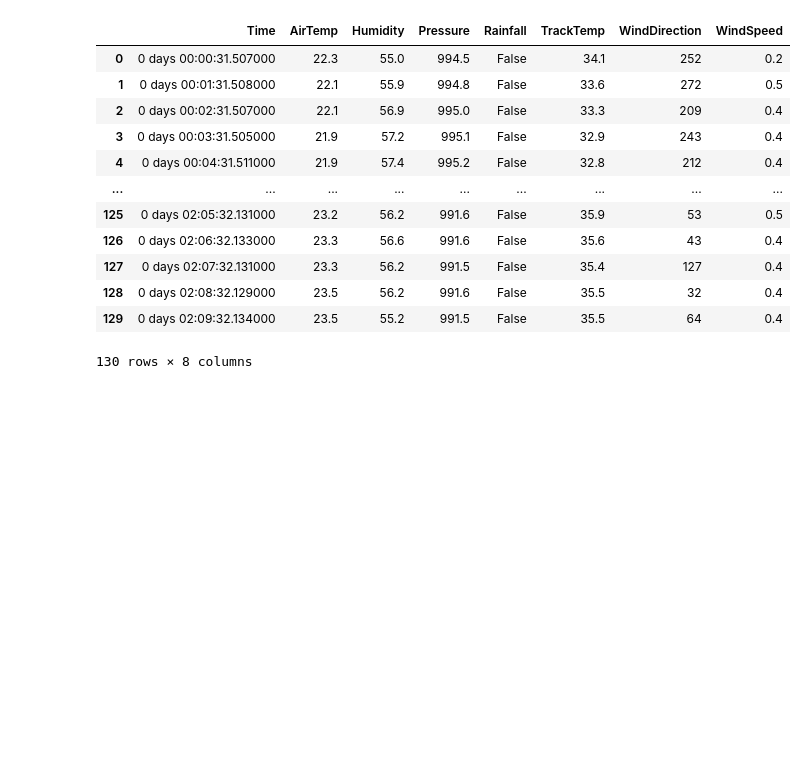
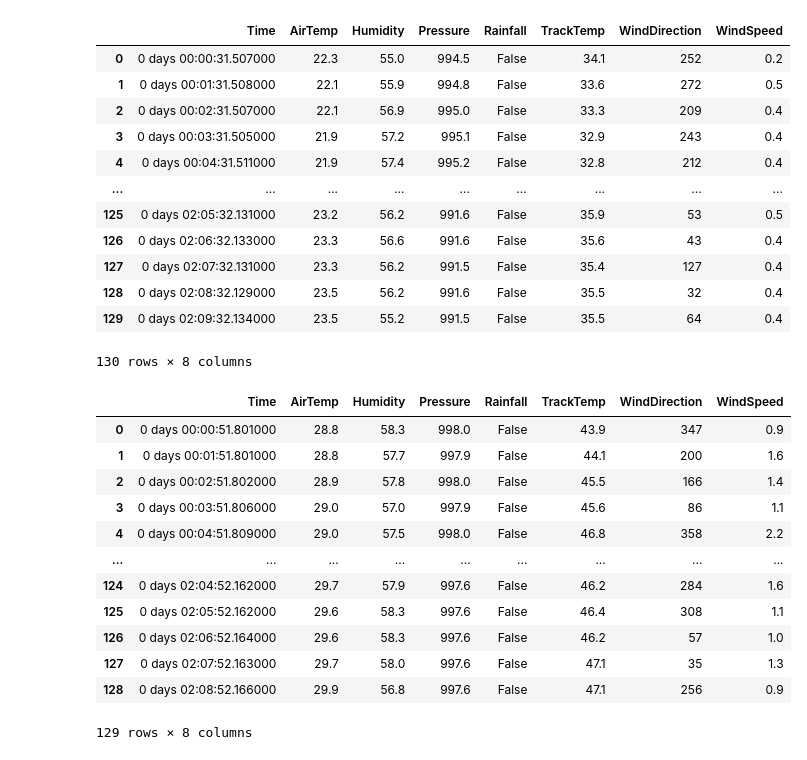
Before and after one commit to JuanGouveia/Final-Project, a Jupyter notebook: Prob_book.ipynb, the cells around one changed output. Cells and saved outputs as stored; diff of their text form; code cells hidden in the pictures; blank space fills up the shorter version.

```diff
--- a/Prob_book.ipynb
+++ b/Prob_book.ipynb
@@ -412,3 +394,19 @@ session2021.weather_data
 | 128 | 0 days 02:08:32.129000 | 23.5 | 56.2 | 991.6 | False | 35.5 | 32 | 0.4 |
 | 129 | 0 days 02:09:32.134000 | 23.5 | 55.2 | 991.5 | False | 35.5 | 64 | 0.4 |
 130 rows × 8 columns
+# %%
+session2020.weather_data
+# %% [output]
+|  | Time | AirTemp | Humidity | Pressure | Rainfall | TrackTemp | WindDirection | WindSpeed |
+| 0 | 0 days 00:00:51.801000 | 28.8 | 58.3 | 998.0 | False | 43.9 | 347 | 0.9 |
+| 1 | 0 days 00:01:51.801000 | 28.8 | 57.7 | 997.9 | False | 44.1 | 200 | 1.6 |
+| 2 | 0 days 00:02:51.802000 | 28.9 | 57.8 | 998.0 | False | 45.5 | 166 | 1.4 |
+| 3 | 0 days 00:03:51.806000 | 29.0 | 57.0 | 997.9 | False | 45.6 | 86 | 1.1 |
+| 4 | 0 days 00:04:51.809000 | 29.0 | 57.5 | 998.0 | False | 46.8 | 358 | 2.2 |
+| ... | ... | ... | ... | ... | ... | ... | ... | ... |
+| 124 | 0 days 02:04:52.162000 | 29.7 | 57.9 | 997.6 | False | 46.2 | 284 | 1.6 |
+| 125 | 0 days 02:05:52.162000 | 29.6 | 58.3 | 997.6 | False | 46.4 | 308 | 1.1 |
+| 126 | 0 days 02:06:52.164000 | 29.6 | 58.3 | 997.6 | False | 46.2 | 57 | 1.0 |
+| 127 | 0 days 02:07:52.163000 | 29.7 | 58.0 | 997.6 | False | 47.1 | 35 | 1.3 |
+| 128 | 0 days 02:08:52.166000 | 29.9 | 56.8 | 997.6 | False | 47.1 | 256 | 0.9 |
+129 rows × 8 columns
```
Also changed, not shown: parts of 4 cells of this notebook, 4 other files.
